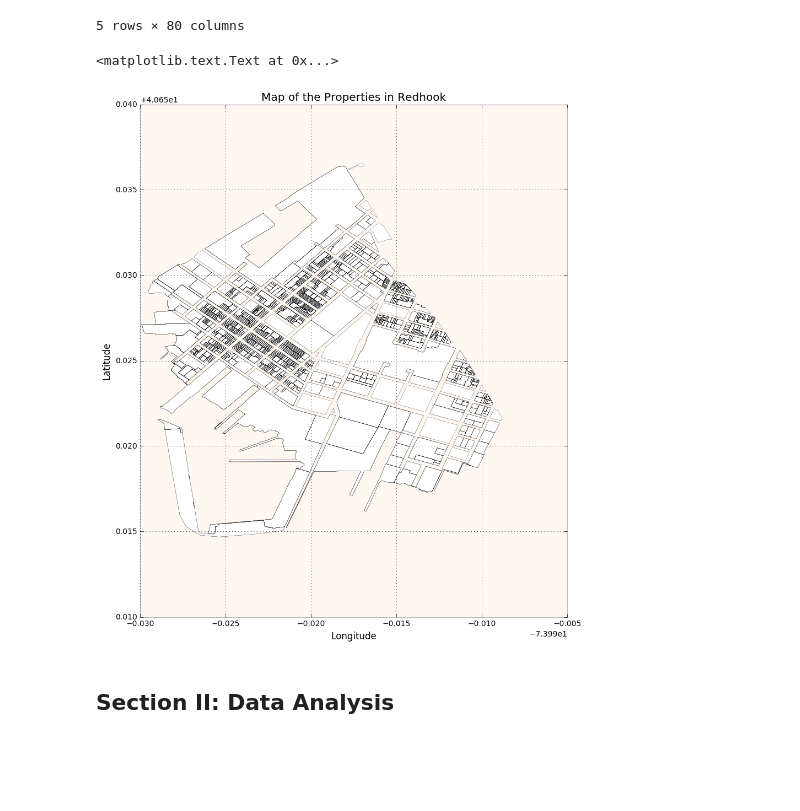
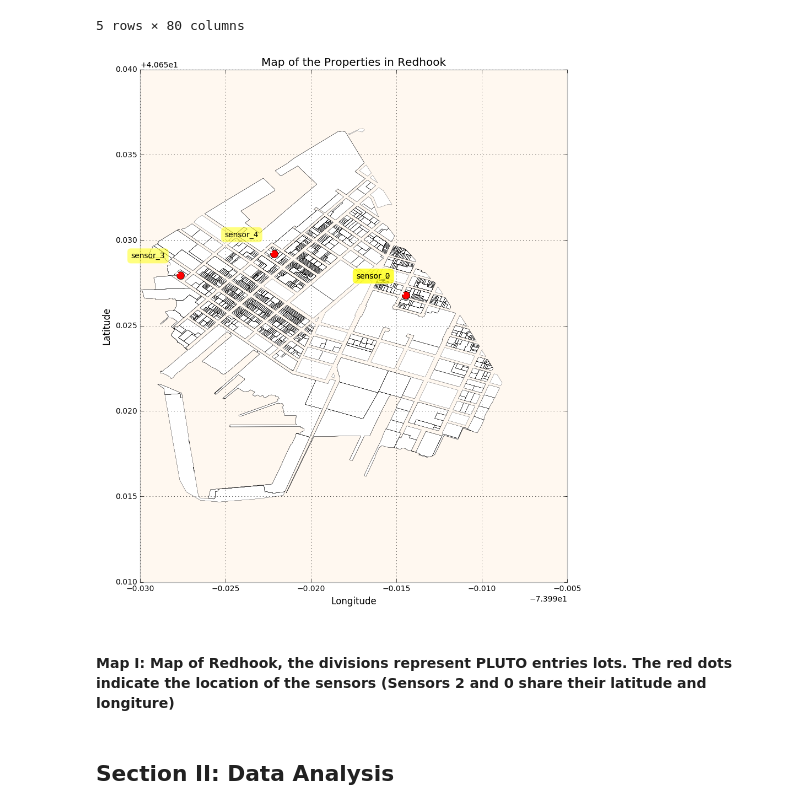
Before and after one commit to sbg389/notebooks, a Jupyter notebook: UISSC/Redhook Sensors.ipynb, the cells around one changed output. Drawn from its saved outputs; the diff is of its cells as text; code cells hidden in the pictures; blank space fills up the shorter version.

Commit message:
Updated Redhook Sensors Notebook fixing Sensor Location Map

```diff
--- a/UISSC/Redhook Sensors.ipynb
+++ b/UISSC/Redhook Sensors.ipynb
@@ -564,17 +560,28 @@ geoRedHook.head()
 5 rows × 80 columns
 # %%
 # Map of the Properties in Redhook
+# The red dots represent the sensors location
 
 fig, (ax1) = pl.subplots(nrows=1, ncols=1, figsize=(10,12))
 
 geoRedHook.plot(alpha=1,linewidth=0.1, ax=ax1, color='white')
 NYCshape.plot(alpha=1,linewidth=0.1, ax=ax1, color='white')
+gdfSensors.plot(marker='o', markersize=10, linewidth = 4, color = 'r', ax = ax1)
 ax1.set_title('Map of the Properties in Redhook')
 ax1.set_xlabel('Longitude')
 ax1.set_ylabel('Latitude')
+
+for index, row in gdfSensors.iterrows():
+    plt.annotate(
+        row['sensor'],
+        xy=(Point(row['geometry']).x, Point(row['geometry']).y), xytext=(-20, 20),
+        textcoords='offset points', ha='right', va='bottom',
+        bbox=dict(boxstyle='round,pad=0.5', fc='yellow', alpha=0.5),
+        arrowprops=dict(arrowstyle = '->', connectionstyle='arc3,rad=0'))
 # %% [output]
-<matplotlib.text.Text at 0x...>
-[figure, old version]
+[figure, new version]
+# %% [markdown]
+#### Map I: Map of Redhook, the divisions represent PLUTO entries lots. The red dots indicate the location of the sensors (Sensors 2 and 0 share their latitude and longiture)
 # %% [markdown]
 ## Section II: Data Analysis
 # %% [markdown]
```
Also changed, not shown: parts of 3 cells of this notebook.
